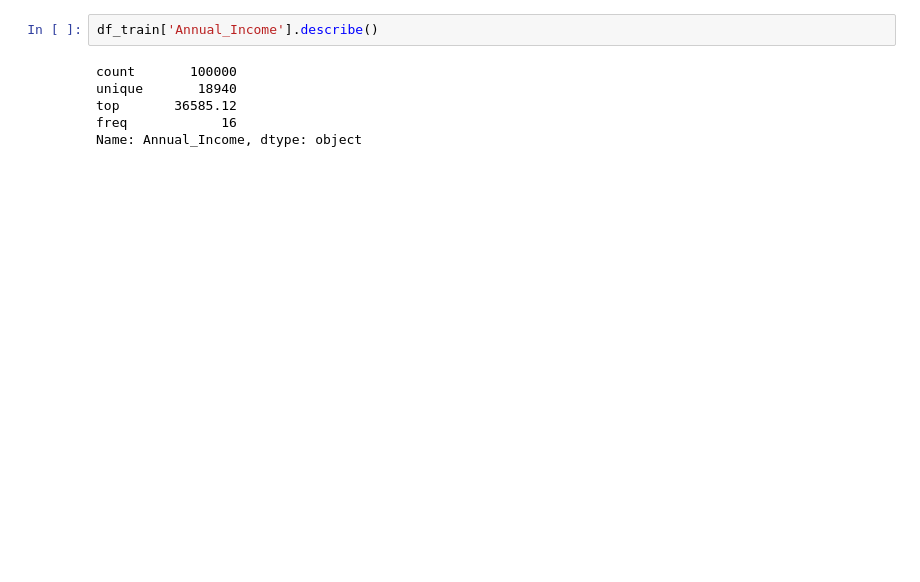
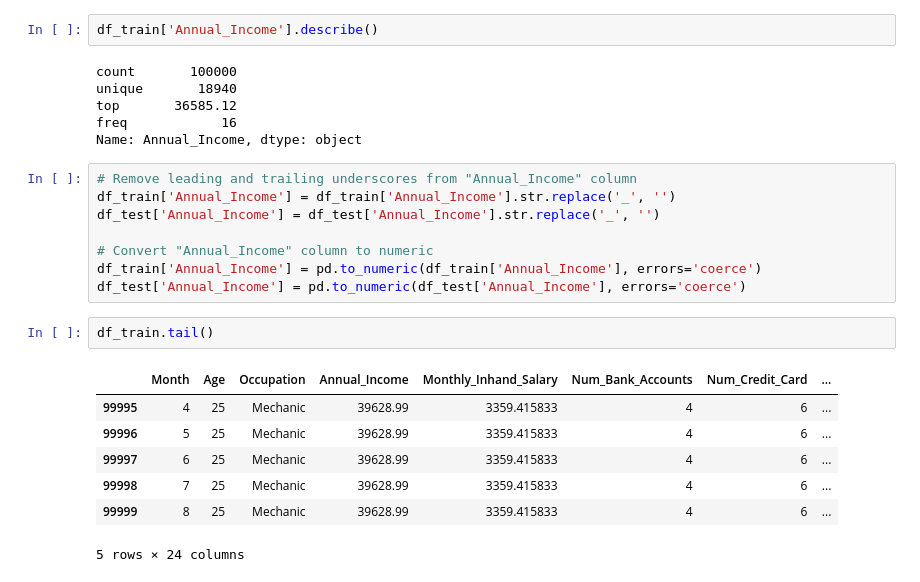
Before and after one commit to zizo155/Credit-Score-Classification, a Jupyter notebook: Credit Score Classification.ipynb, the cells around one changed output. Saved outputs shown, nothing was run; the diff lists cells and outputs as text; blank space fills up the shorter version.

```diff
--- a/Credit Score Classification.ipynb
+++ b/Credit Score Classification.ipynb
@@ -421,3 +435,21 @@ unique       18940
 top       36585.12
 freq            16
 Name: Annual_Income, dtype: object
+# %%
+# Remove leading and trailing underscores from "Annual_Income" column
+df_train['Annual_Income'] = df_train['Annual_Income'].str.replace('_', '')
+df_test['Annual_Income'] = df_test['Annual_Income'].str.replace('_', '')
+
+# Convert "Annual_Income" column to numeric
+df_train['Annual_Income'] = pd.to_numeric(df_train['Annual_Income'], errors='coerce')
+df_test['Annual_Income'] = pd.to_numeric(df_test['Annual_Income'], errors='coerce')
+# %%
+df_train.tail()
+# %% [output]
+|  | Month | Age | Occupation | Annual_Income | Monthly_Inhand_Salary | Num_Bank_Accounts | Num_Credit_Card | ... |
+| 99995 | 4 | 25 | Mechanic | 39628.99 | 3359.415833 | 4 | 6 | ... |
+| 99996 | 5 | 25 | Mechanic | 39628.99 | 3359.415833 | 4 | 6 | ... |
+| 99997 | 6 | 25 | Mechanic | 39628.99 | 3359.415833 | 4 | 6 | ... |
+| 99998 | 7 | 25 | Mechanic | 39628.99 | 3359.415833 | 4 | 6 | ... |
+| 99999 | 8 | 25 | Mechanic | 39628.99 | 3359.415833 | 4 | 6 | ... |
+5 rows × 24 columns
```
Also changed, not shown: parts of 3 cells of this notebook.
